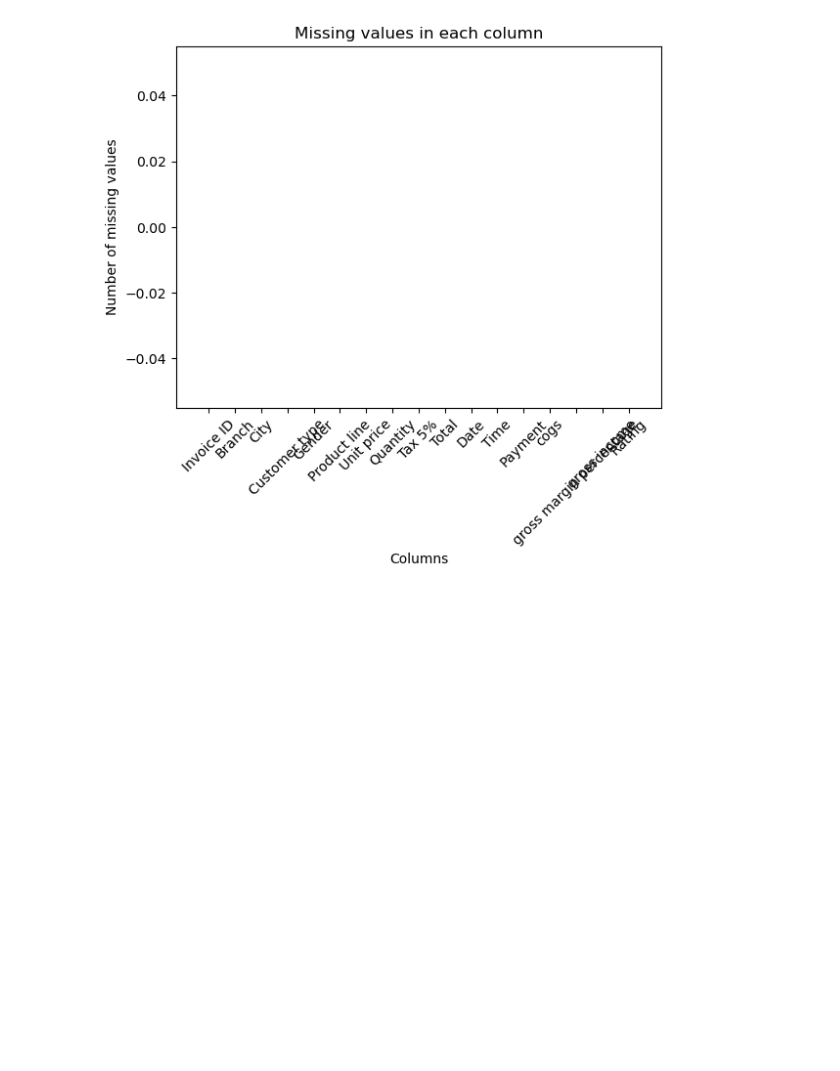
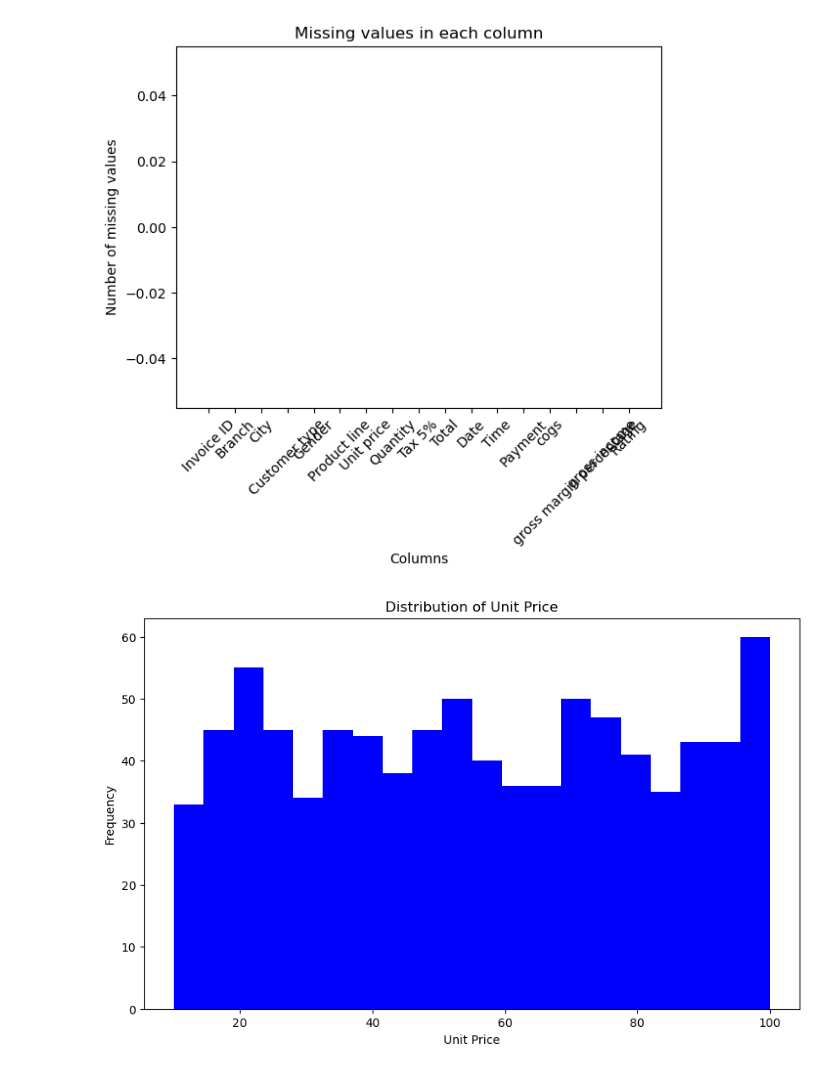
Before and after one commit to TambaJamesKposowa1/Supermarket_sales, a Jupyter notebook: super_market_sales.ipynb, the cells around one changed output. Drawn from its saved outputs; the diff is of its cells as text; code cells hidden in the pictures; blank space fills up the shorter version.

```diff
--- a/super_market_sales.ipynb
+++ b/super_market_sales.ipynb
@@ -173,3 +173,12 @@ plt.show
 # %% [output]
 <function matplotlib.pyplot.show(close=None, block=None)>
 [figure]
+# %%
+plt.figure(figsize=(10,6))
+plt.hist(df["Unit price"], bins=20, color='blue')
+plt.title("Distribution of Unit Price")
+plt.xlabel("Unit Price")
+plt.ylabel("Frequency")
+plt.show()
+# %% [output]
+[figure, added]
```
Also changed, not shown: parts of 2 cells of this notebook, 1 other file.
